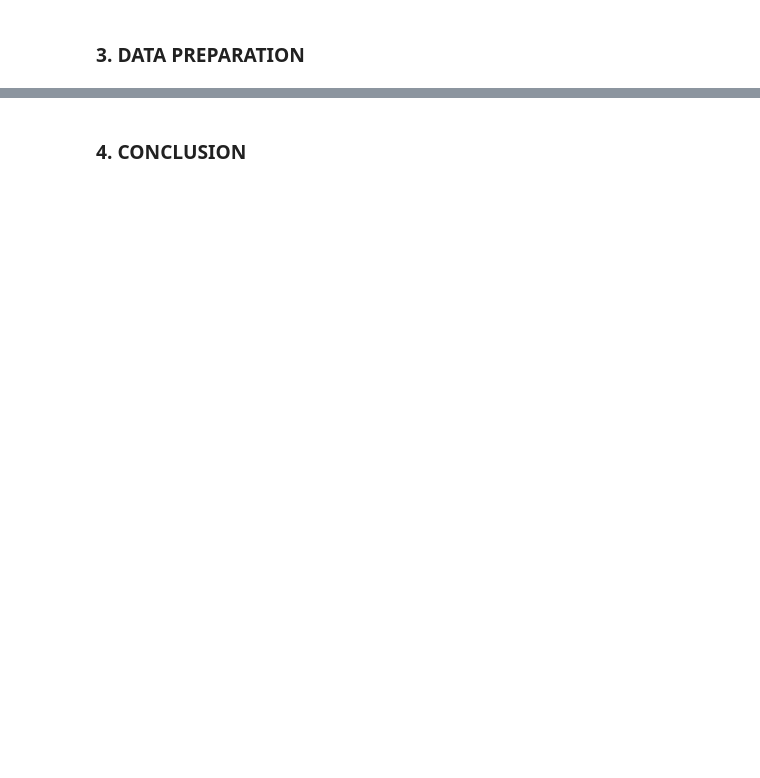
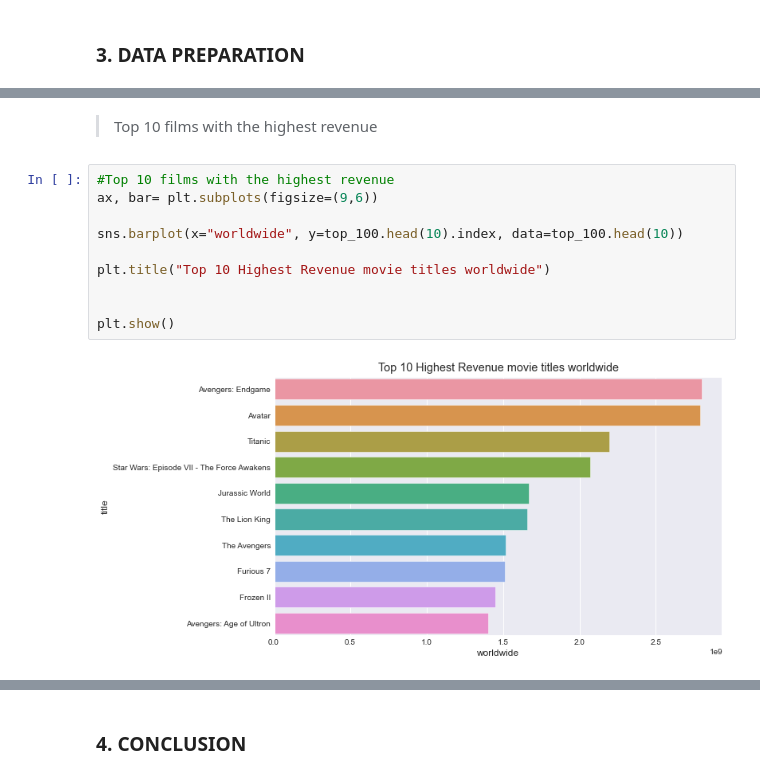
Before and after one commit to BeverlyWairimu/Film-industry-project, a Jupyter notebook: Project.ipynb, the cells around one changed output, grey strips where cells are left out. Cells and saved outputs as stored; diff of their text form; blank space fills up the shorter version.

```diff
--- a/Project.ipynb
+++ b/Project.ipynb
@@ -31,0 +407,14 @@ from scipy.stats import norm
+# %% [markdown]
+> Top 10 films with the highest revenue
+# %%
+#Top 10 films with the highest revenue
+ax, bar= plt.subplots(figsize=(9,6))
+
+sns.barplot(x="worldwide", y=top_100.head(10).index, data=top_100.head(10))
+
+plt.title("Top 10 Highest Revenue movie titles worldwide")
+
+
+plt.show()
+# %% [output]
+[figure, added]
```
Also changed, not shown: parts of 112 cells of this notebook.
